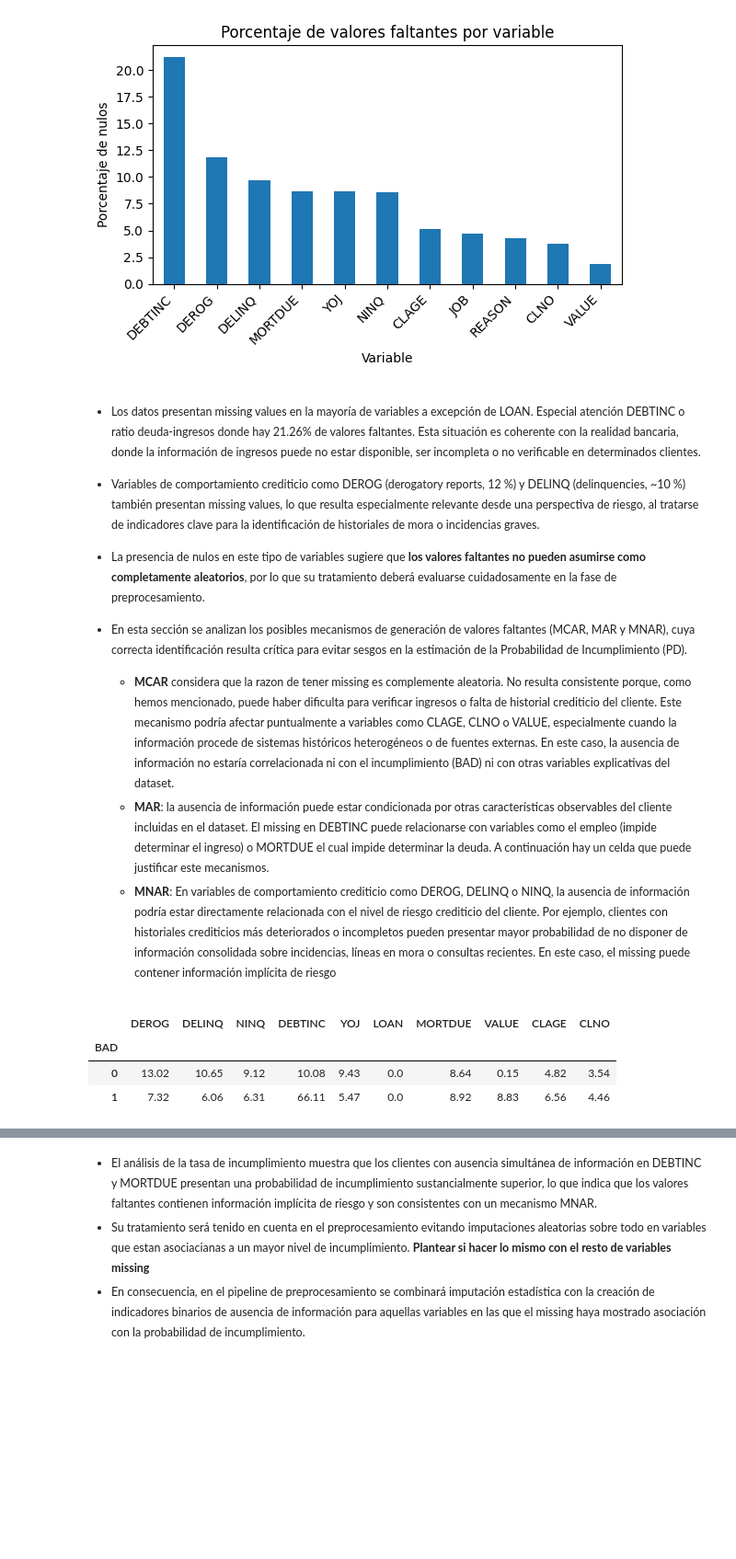
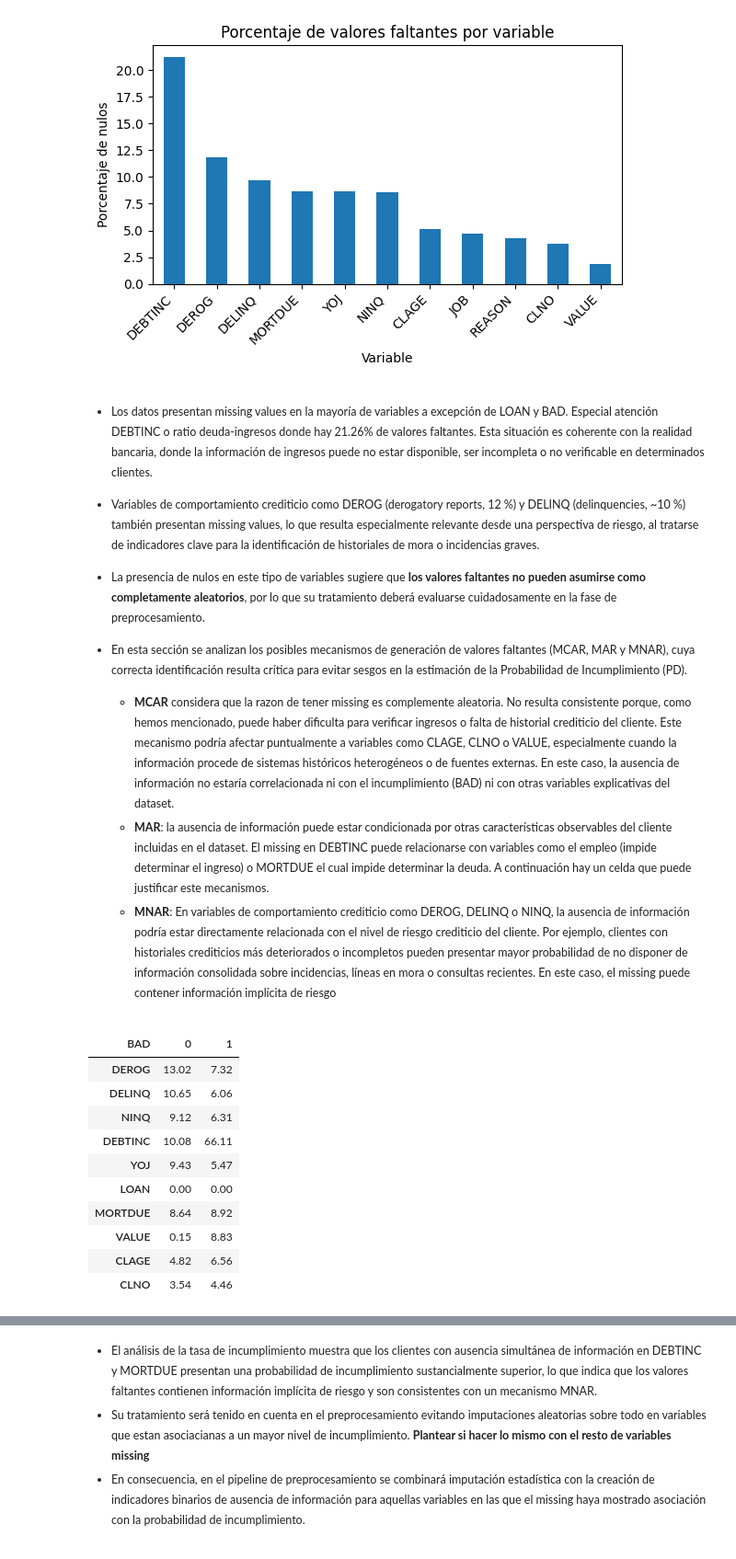
Before and after one commit to Karimhh8/tfm-data-science-credit-risk-karim, a Jupyter notebook: notebooks/01_EDA_HMEQ.ipynb, the cells around one changed output, grey strips where cells are left out. Shown at 92% size. Saved outputs shown, nothing was run; the diff lists cells and outputs as text; code cells hidden in the pictures; blank space fills up the shorter version.

```diff
--- a/notebooks/01_EDA_HMEQ.ipynb
+++ b/notebooks/01_EDA_HMEQ.ipynb
@@ -30,7 +30,7 @@ El EDA servirá como base para el desarrollo de modelos de clasificación probab
 #### 3.1 Visión general del dataset
 # %%
 # Cargar el dataset y mostrar algunas filas.
-hmeq = pd.read_csv('data/raw/hmeq.csv')
+hmeq = pd.read_csv('../data/raw/hmeq.csv')
 hmeq.head(4)
 # %% [output]
 |  | BAD | LOAN | MORTDUE | VALUE | REASON | JOB | YOJ | DEROG | DELINQ | CLAGE | NINQ | ... |
@@ -299,7 +289,7 @@ plt.show()
 # %% [markdown]
 <small>
 
-- Los datos presentan missing values en la mayoría de variables a excepción de LOAN. Especial atención DEBTINC o ratio deuda-ingresos donde hay 21.26% de valores faltantes. Esta situación es coherente con la realidad bancaria, donde la información de ingresos puede no estar disponible, ser incompleta o no verificable en determinados clientes.
+- Los datos presentan missing values en la mayoría de variables a excepción de LOAN y BAD. Especial atención DEBTINC o ratio deuda-ingresos donde hay 21.26% de valores faltantes. Esta situación es coherente con la realidad bancaria, donde la información de ingresos puede no estar disponible, ser incompleta o no verificable en determinados clientes.
 
 - Variables de comportamiento crediticio como DEROG (derogatory reports, 12 %) y DELINQ (delinquencies, ~10 %) también presentan missing values, lo que resulta especialmente relevante desde una perspectiva de riesgo, al tratarse de indicadores clave para la identificación de historiales de mora o incidencias graves.
 
@@ -312,14 +302,22 @@ plt.show()
 
 </small>
 # %%
-# MCAR
-''' En clientes que entran en default, el Debt-to-Income Ratio no está disponible en 2/3 de los casos. Es MNAR y por lo tanto, un indicativo de riesgo que habrá que considerar creando un flag de missing.'''
-''' Value es otro indicar a considerar de riesgo ya que la mayoría de sus missing ocurren cuando hay default.'''
-''' Ocurre lo contrario y mucho menos extremo con variables DEROG, DELING Y NINQ.'''
-hmeq_eda = hmeq.copy()
-hmeq_eda.groupby("BAD")[num_cols].apply(lambda x: x.isna().mean() * 100).round(2)
+# MCAR , MNAR y MNAR
+''' En clientes que entran en default, el Debt-to-Income Ratio no está disponible en 2/3 de los casos.
+Es MNAR y por lo tanto, un indicativo de riesgo que habrá que considerar creando un flag de missing.
+
+Value es otro indicar a considerar de riesgo ya que la mayoría de sus missing ocurren cuando hay default.
+Ocurre lo contrario y mucho menos extremo con variables DEROG, DELING Y NINQ.'''
+hmeq.groupby("BAD")[num_cols].apply(lambda x: x.isna().mean() * 100).round(2).transpose()
 # %% [output]
-|  | DEROG | DELINQ | NINQ | DEBTINC | YOJ | LOAN | MORTDUE | VALUE | CLAGE | CLNO |
-| BAD |  |  |  |  |  |  |  |  |  |  |
-| 0 | 13.02 | 10.65 | 9.12 | 10.08 | 9.43 | 0.0 | 8.64 | 0.15 | 4.82 | 3.54 |
-| 1 | 7.32 | 6.06 | 6.31 | 66.11 | 5.47 | 0.0 | 8.92 | 8.83 | 6.56 | 4.46 |
+| BAD | 0 | 1 |
+| DEROG | 13.02 | 7.32 |
+| DELINQ | 10.65 | 6.06 |
+| NINQ | 9.12 | 6.31 |
+| DEBTINC | 10.08 | 66.11 |
+| YOJ | 9.43 | 5.47 |
+| LOAN | 0.00 | 0.00 |
+| MORTDUE | 8.64 | 8.92 |
+| VALUE | 0.15 | 8.83 |
+| CLAGE | 4.82 | 6.56 |
+| CLNO | 3.54 | 4.46 |
```
Also changed, not shown: parts of 8 cells of this notebook, 7 other files.
